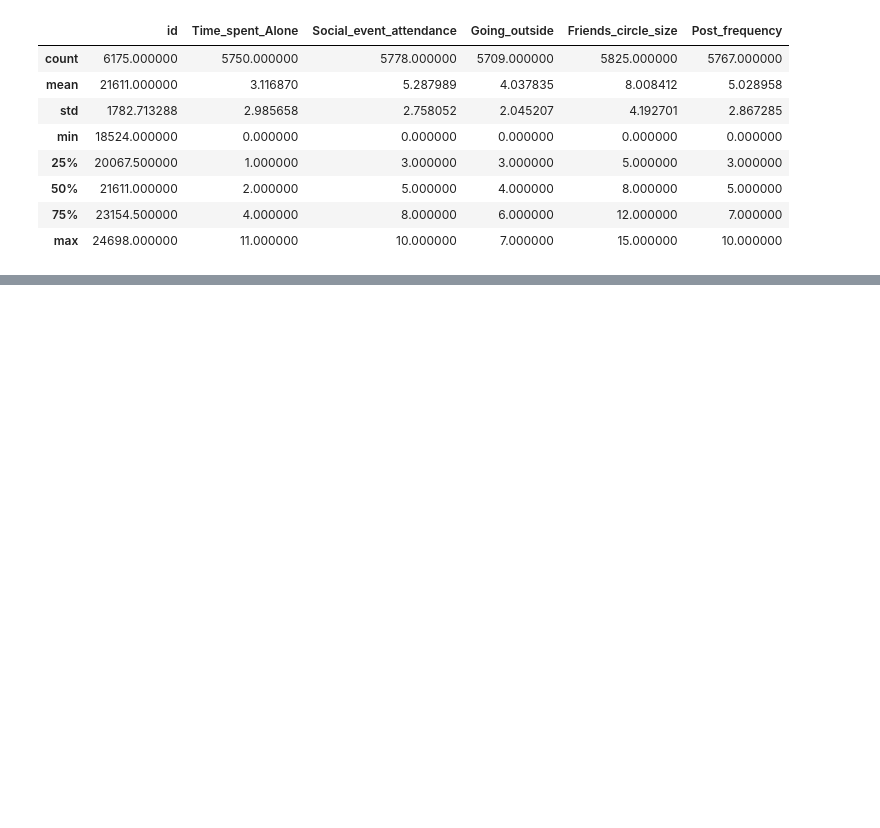
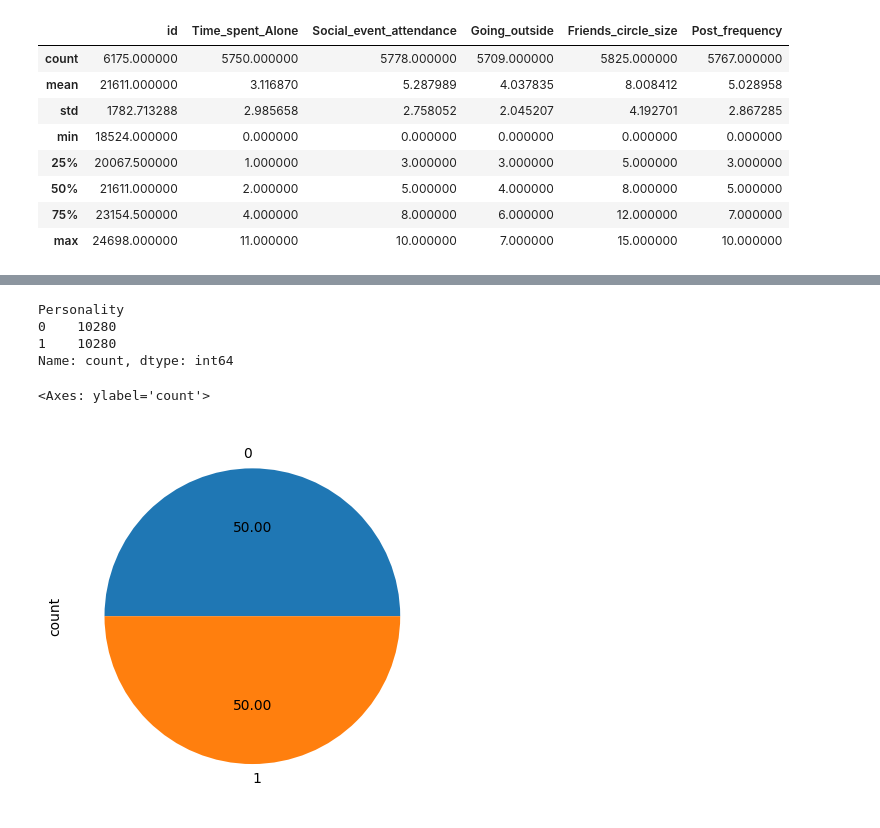
Before and after one commit to KoKoustav/Predict-the-Introverts-from-the-Extroverts, a Jupyter notebook: notebook.ipynb, the cells around one changed output, grey strips where cells are left out. Cells and saved outputs as stored; diff of their text form; code cells hidden in the pictures; blank space fills up the shorter version.

Commit message:
DO smote wiht lightLgm get 96% acc

```diff
--- a/notebook.ipynb
+++ b/notebook.ipynb
@@ -91,0 +231,3 @@ display(test_data.describe())
+# %%
+new_train_data = train_data.drop(columns=['id','Personality'],axis=1)
+new_test_data = test_data.drop('id',axis=1)
@@ -91,0 +273,13 @@ display(test_data.describe())
+# %%
+samp = SMOTE()
+X_resampled, y_resampled  = samp.fit_resample(X_train,y_train)
+# %%
+display(y_resampled.value_counts())
+y_resampled.value_counts().plot.pie(autopct='%.2f')
+# %% [output]
+Personality
+0    10280
+1    10280
+Name: count, dtype: int64
+<Axes: ylabel='count'>
+[figure, added]
```
Also changed, not shown: parts of 23 cells of this notebook, 1 other file.
